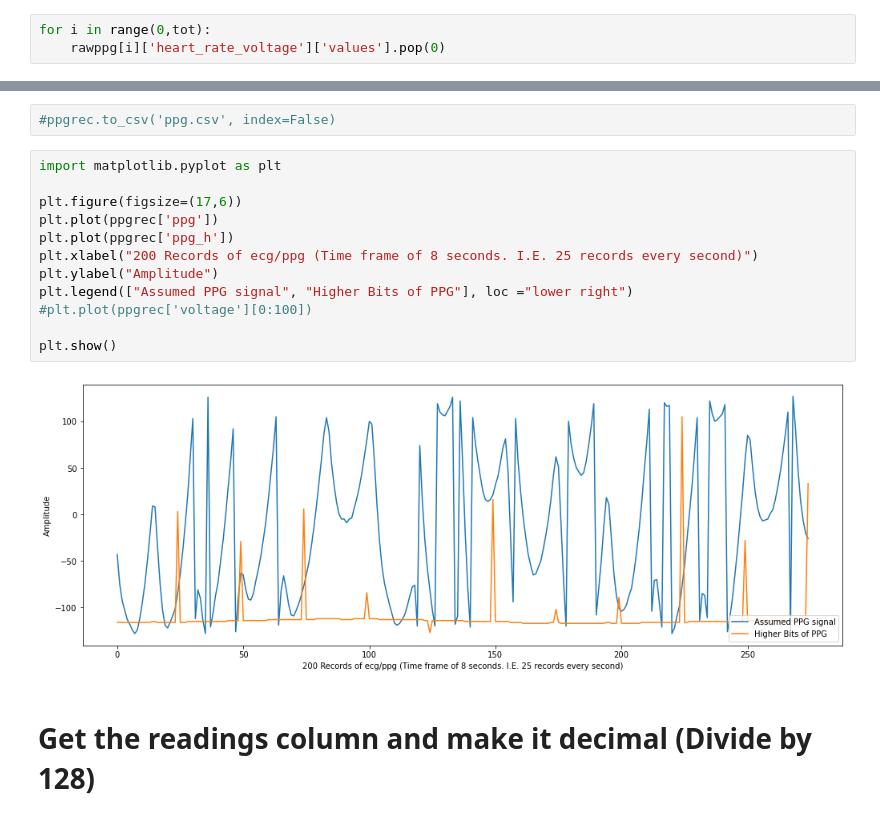
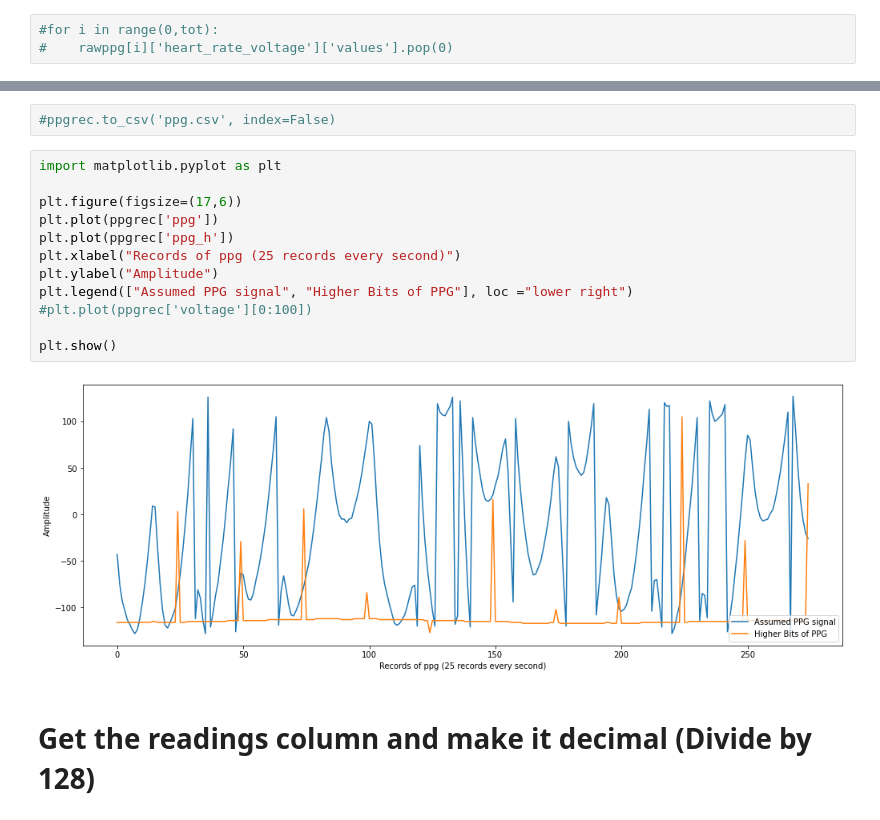
Before and after one commit to gaurav-95/PPG, a Jupyter notebook: Analyze_PPG.ipynb, the cells around one changed output, grey strips where cells are left out. Drawn from its saved outputs; the diff is of its cells as text.

```diff
--- a/Analyze_PPG.ipynb
+++ b/Analyze_PPG.ipynb
@@ -104,8 +122,8 @@ print(tot)
 # %% [output]
 11
 # %%
-for i in range(0,tot):
-    rawppg[i]['heart_rate_voltage']['values'].pop(0)
+#for i in range(0,tot):
+#    rawppg[i]['heart_rate_voltage']['values'].pop(0)
 # %% [markdown]
 Ln：serial number （0-24) <br>
 PPn： The lower 8 bits of the nth group of PPG data <br>
@@ -198,17 +217,17 @@ memory usage: 6.6 KB
 # %%
 import matplotlib.pyplot as plt
 
 plt.figure(figsize=(17,6))
 plt.plot(ppgrec['ppg'])
 plt.plot(ppgrec['ppg_h'])
-plt.xlabel("200 Records of ecg/ppg (Time frame of 8 seconds. I.E. 25 records every second)")
+plt.xlabel("Records of ppg (25 records every second)")
 plt.ylabel("Amplitude")
 plt.legend(["Assumed PPG signal", "Higher Bits of PPG"], loc ="lower right")
 #plt.plot(ppgrec['voltage'][0:100])
 
 plt.show()
 # %% [output]
-[figure, old version]
+[figure, new version]
 # %% [markdown]
 # Get the readings column and make it decimal (Divide by 128)
 # %%
```
Also changed, not shown: parts of 28 cells of this notebook, 1 other file.
